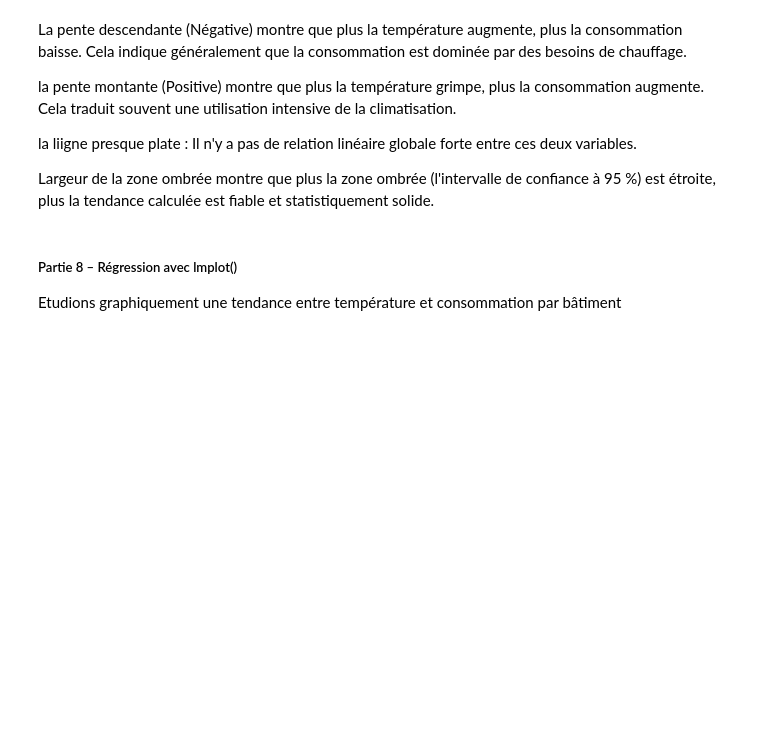
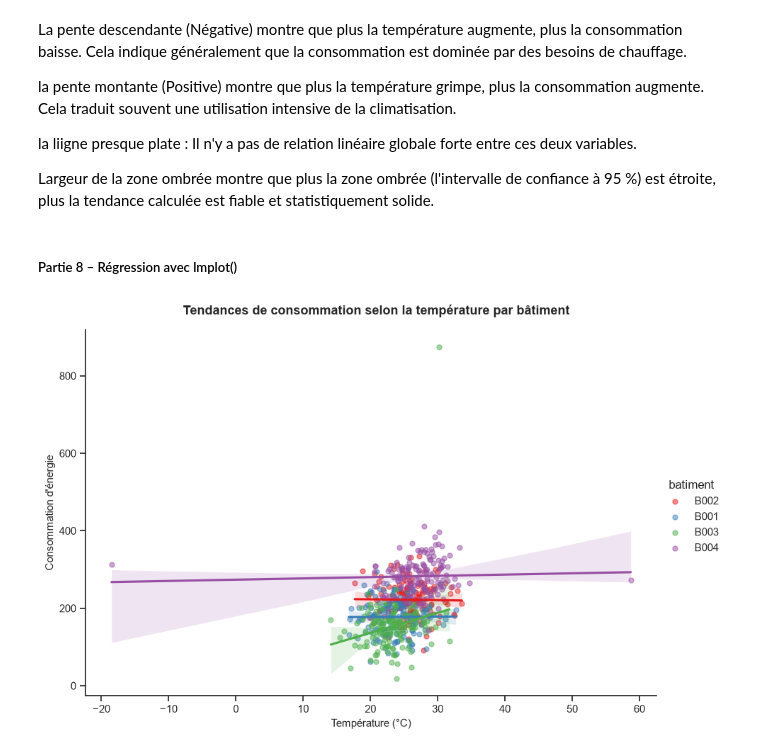
Before and after one commit to cheikhahmedtidiane/atelier_seaborn_iot, a Jupyter notebook: notebooks/atelier_seaborn_iot.ipynb, the cells around one changed output. Cells and saved outputs as stored; diff of their text form; code cells hidden in the pictures; blank space fills up the shorter version.

Commit message:
Partie 8 – Régression avec lmplot()

```diff
--- a/notebooks/atelier_seaborn_iot.ipynb
+++ b/notebooks/atelier_seaborn_iot.ipynb
@@ -481,4 +481,33 @@ la liigne presque plate : Il n'y a pas de relation linéaire globale forte entre
 Largeur de la zone ombrée montre que plus la zone ombrée (l'intervalle de confiance à 95 %) est étroite, plus la tendance calculée est fiable et statistiquement solide.
 # %% [markdown]
 ##### Partie 8 – Régression avec lmplot()
-Etudions graphiquement une tendance entre température et consommation par bâtiment
+# %%
+sns.set_theme(style="ticks")
+
+# Création du graphique de régression par bâtiment
+
+g = sns.lmplot(         # lmplot gère sa propre taille via 'height' et 'aspect', pas besoin de plt.figure()
+    data=df,
+    x="temperature",
+    y="consommation",
+    hue="batiment",       # Calcule et colore une régression par bâtiment
+    palette="Set1",       # Palette de couleurs contrastées
+    height=6,             # Hauteur du graphique
+    aspect=1.5,           # Ratio largeur/hauteur
+    scatter_kws={"alpha": 0.5, "s": 25} # Options pour alléger les points
+)
+
+# Habillage du graphique (titres et axes)
+g.set_xlabels("Température (°C)", fontsize=11)
+g.set_ylabels("Consommation d'énergie", fontsize=11)
+g.fig.suptitle(
+    "Tendances de consommation selon la température par bâtiment",
+    fontsize=13,
+    fontweight="bold",
+    y=1.03  # Ajuste le titre vers le haut pour ne pas chevaucher le graphique
+)
+
+
+plt.show()
+# %% [output]
+[figure, added]
```
Also changed, not shown: parts of 1 cell of this notebook.
